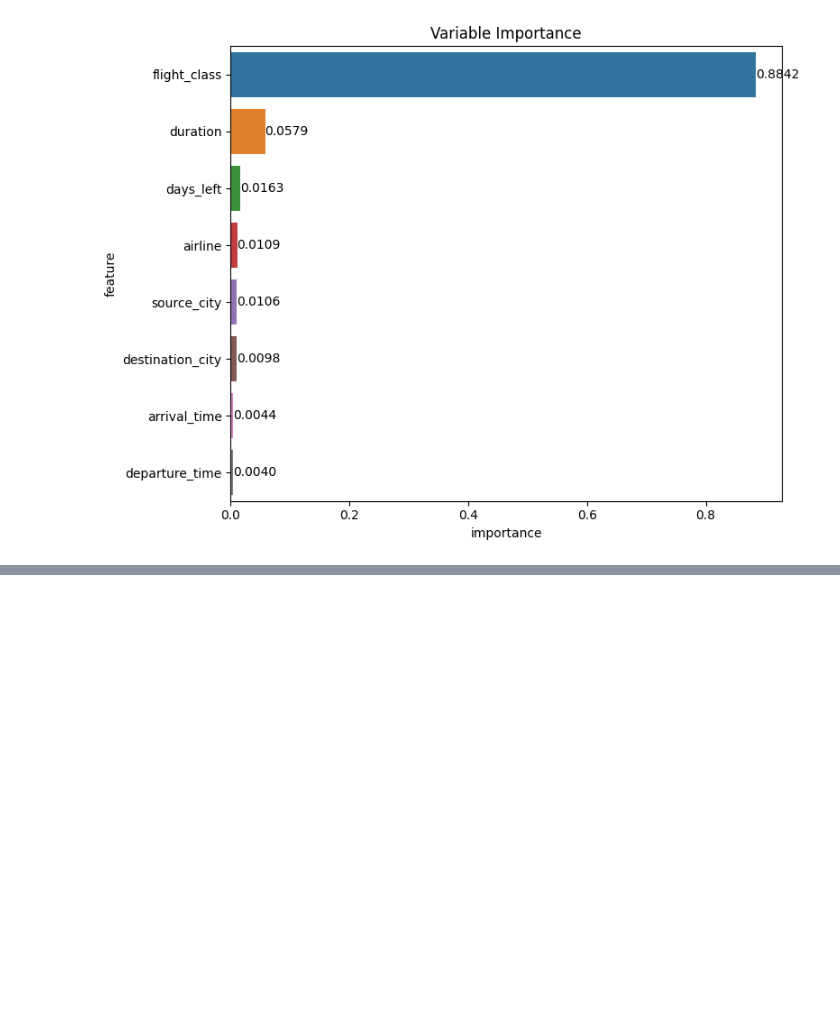
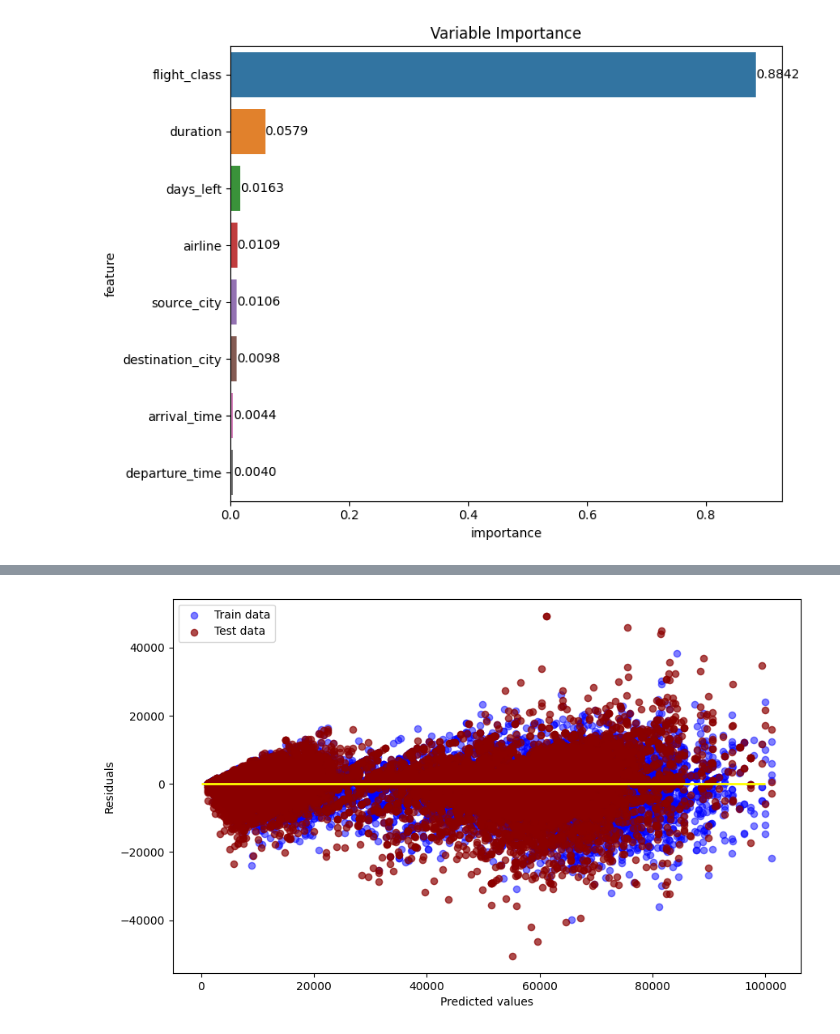
Before and after one commit to ahilah/Flight-Price-Prediction-Model, a Jupyter notebook: flight-price-pred-full.ipynb, the cells around one changed output, grey strips where cells are left out. Saved outputs shown, nothing was run; the diff lists cells and outputs as text; code cells hidden in the pictures; blank space fills up the shorter version.

```diff
--- a/flight-price-pred-full.ipynb
+++ b/flight-price-pred-full.ipynb
@@ -2767,0 +2904,28 @@ plt.tight_layout()
+# %%
+# Set the figure size
+plt.figure(figsize=(10,6))
+
+# Plot the residuals for the training data
+plt.scatter(Y_train_pred_dtree, Y_train_pred_dtree - Y_train_dtree,
+            c='blue', marker='o', s=35, alpha=0.5,
+            label='Train data')
+
+# Plot the residuals for the test data
+plt.scatter(Y_test_pred_dtree, Y_test_pred_dtree - Y_test_dtree,
+            c='darkred', marker='o', s=35, alpha=0.7,
+            label='Test data')
+
+# Label the x and y axes
+plt.xlabel('Predicted values')
+plt.ylabel('Residuals')
+
+# Add a legend
+plt.legend(loc='upper left')
+
+# Add a horizontal line at y=0 for reference
+plt.hlines(y=0, xmin=0, xmax=100000, lw=2, color='yellow')
+
+# Show the plot
+plt.show()
+# %% [output]
+[figure, added]
```
Also changed, not shown: parts of 21 cells of this notebook.
